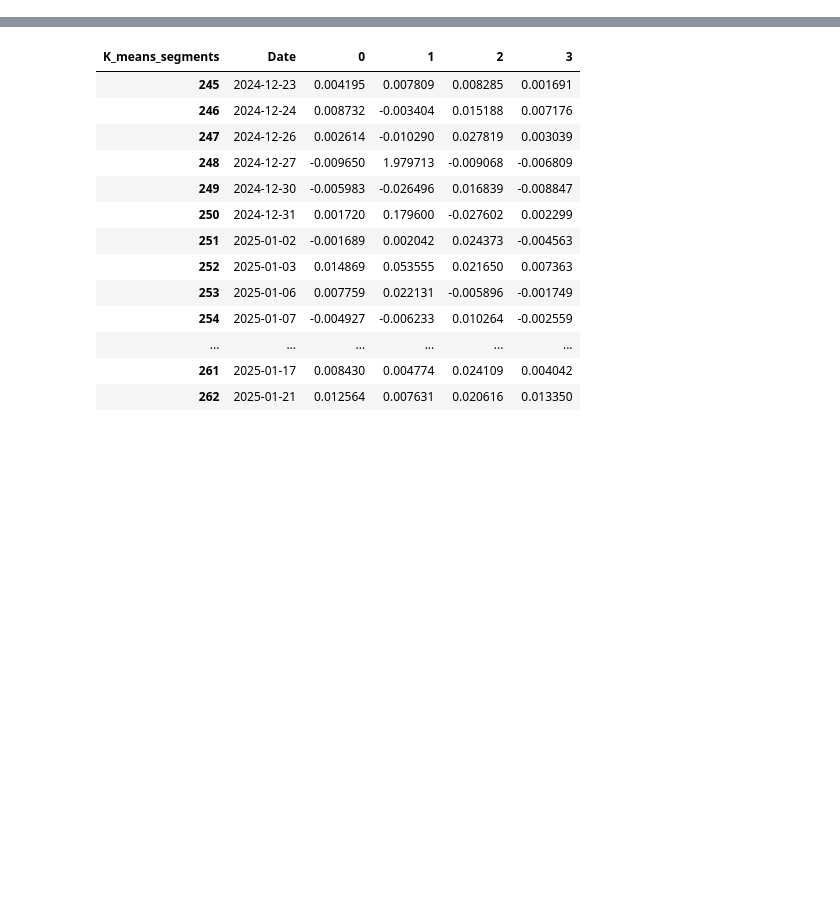
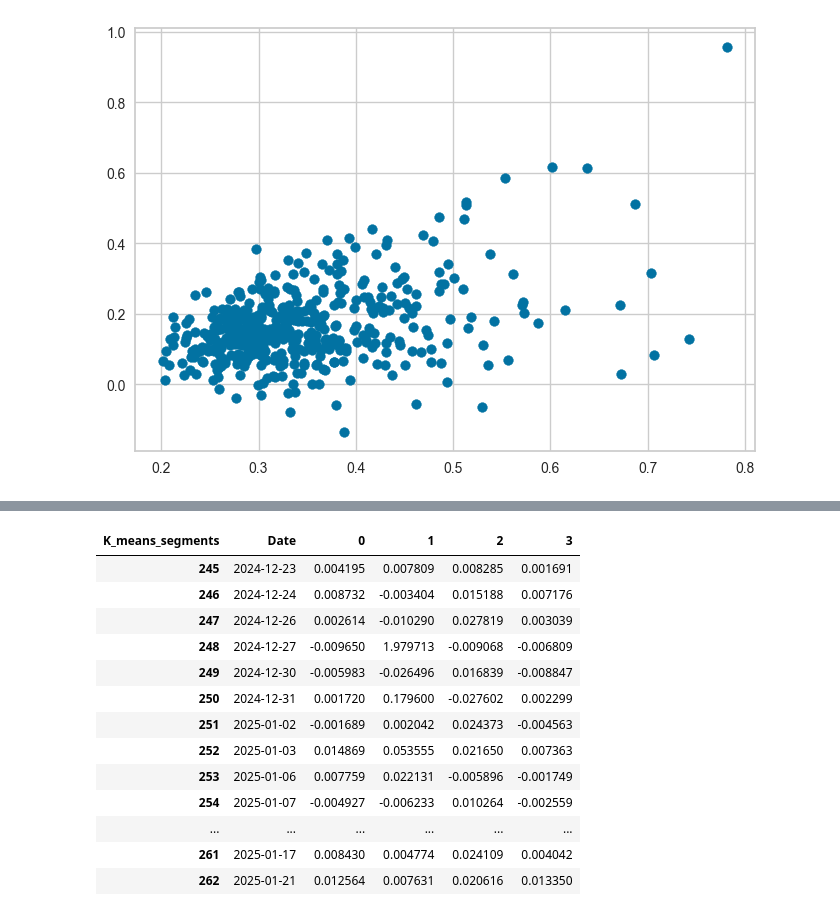
Before and after one commit to mitchchessnoob/portfolio_optimization, a Jupyter notebook: analysis/basic_kmeans.ipynb, the cells around one changed output, grey strips where cells are left out. Saved outputs shown, nothing was run; the diff lists cells and outputs as text; code cells hidden in the pictures; blank space fills up the shorter version.

```diff
--- a/analysis/basic_kmeans.ipynb
+++ b/analysis/basic_kmeans.ipynb
@@ -419,0 +6,8 @@ See the caveats in the documentation: https://pandas.pydata.org/pandas-docs/stab
+# %%
+import importlib
+import analysis.data.final_dataset as final_dataset
+importlib.reload(final_dataset)
+from analysis.data.final_dataset import pipeline
+sd = "2018-01-01"
+ed = "2024-01-01"
+dataset = pipeline(sd, ed)
@@ -419,0 +44,5 @@ See the caveats in the documentation: https://pandas.pydata.org/pandas-docs/stab
+# %%
+plt.scatter(dataset["Yavg_volatility"], dataset["Yavg_return"])
+plt.show()
+# %% [output]
+[figure, added]
```
Also changed, not shown: parts of 45 cells of this notebook, 1 other file.
